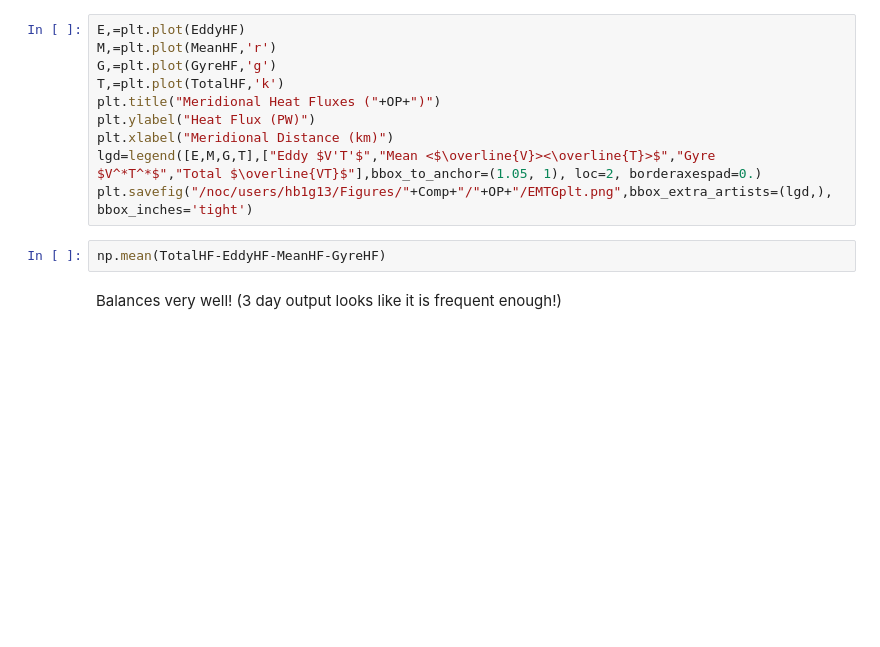
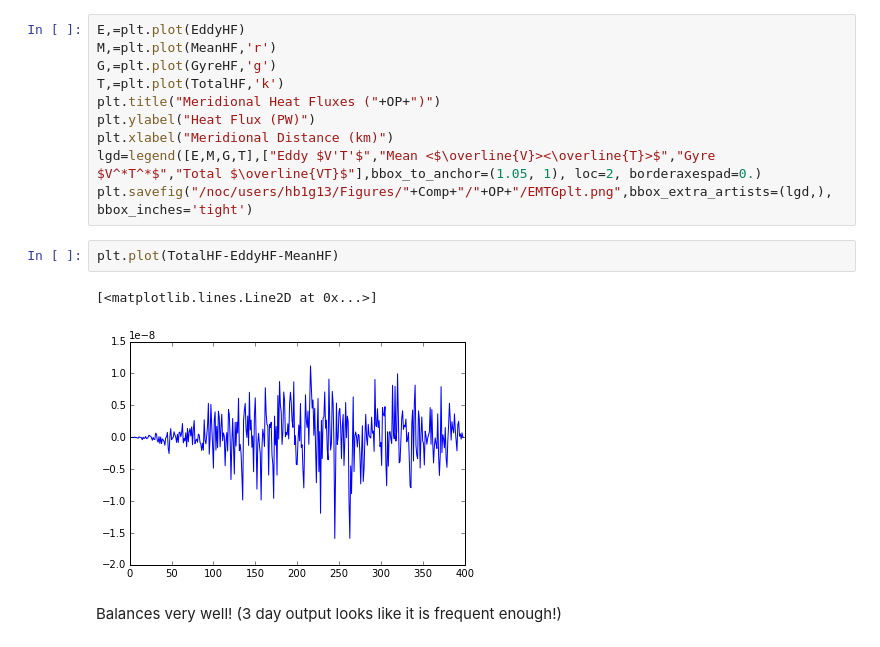
Before and after one commit to hlburns/Notebooks, a Jupyter notebook: EddyHeatFluxOverview_Flat.ipynb, the cells around one changed output. Drawn from its saved outputs; the diff is of its cells as text; blank space fills up the shorter version.

```diff
--- a/EddyHeatFluxOverview_Flat.ipynb
+++ b/EddyHeatFluxOverview_Flat.ipynb
@@ -202,7 +194,10 @@ plt.xlabel("Meridional Distance (km)")
 lgd=legend([E,M,G,T],["Eddy $V'T'$","Mean <$\overline{V}><\overline{T}>$","Gyre $V^*T^*$","Total $\overline{VT}$"],bbox_to_anchor=(1.05, 1), loc=2, borderaxespad=0.)
 plt.savefig("/noc/users/hb1g13/Figures/"+Comp+"/"+OP+"/EMTGplt.png",bbox_extra_artists=(lgd,), bbox_inches='tight')
 # %%
-np.mean(TotalHF-EddyHF-MeanHF-GyreHF)
+plt.plot(TotalHF-EddyHF-MeanHF)
+# %% [output]
+[<matplotlib.lines.Line2D at 0x...>]
+[figure, added]
 # %% [markdown]
 Balances very well! (3 day output looks like it is frequent enough!)
 # %%
```
Also changed, not shown: parts of 29 cells of this notebook, 21 other files.
